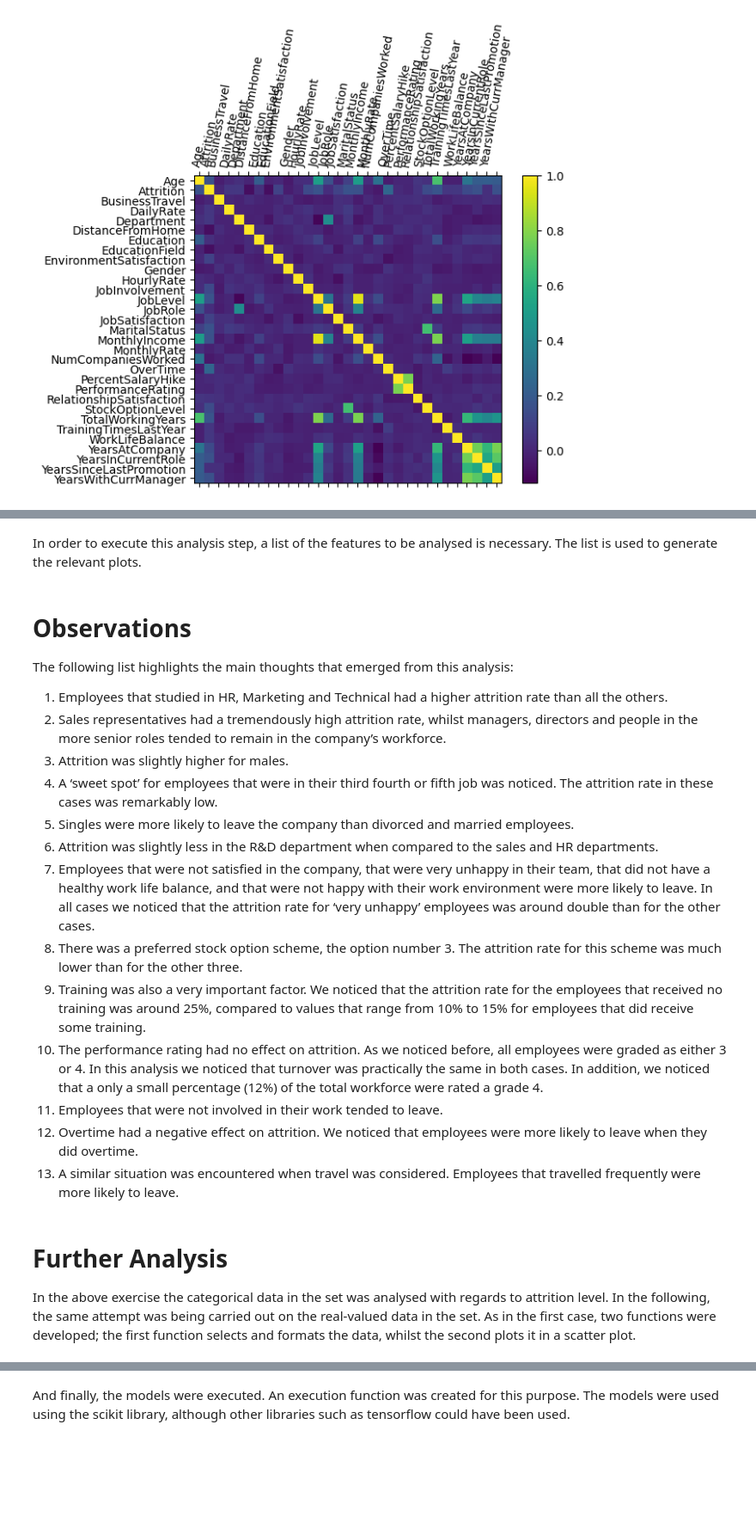
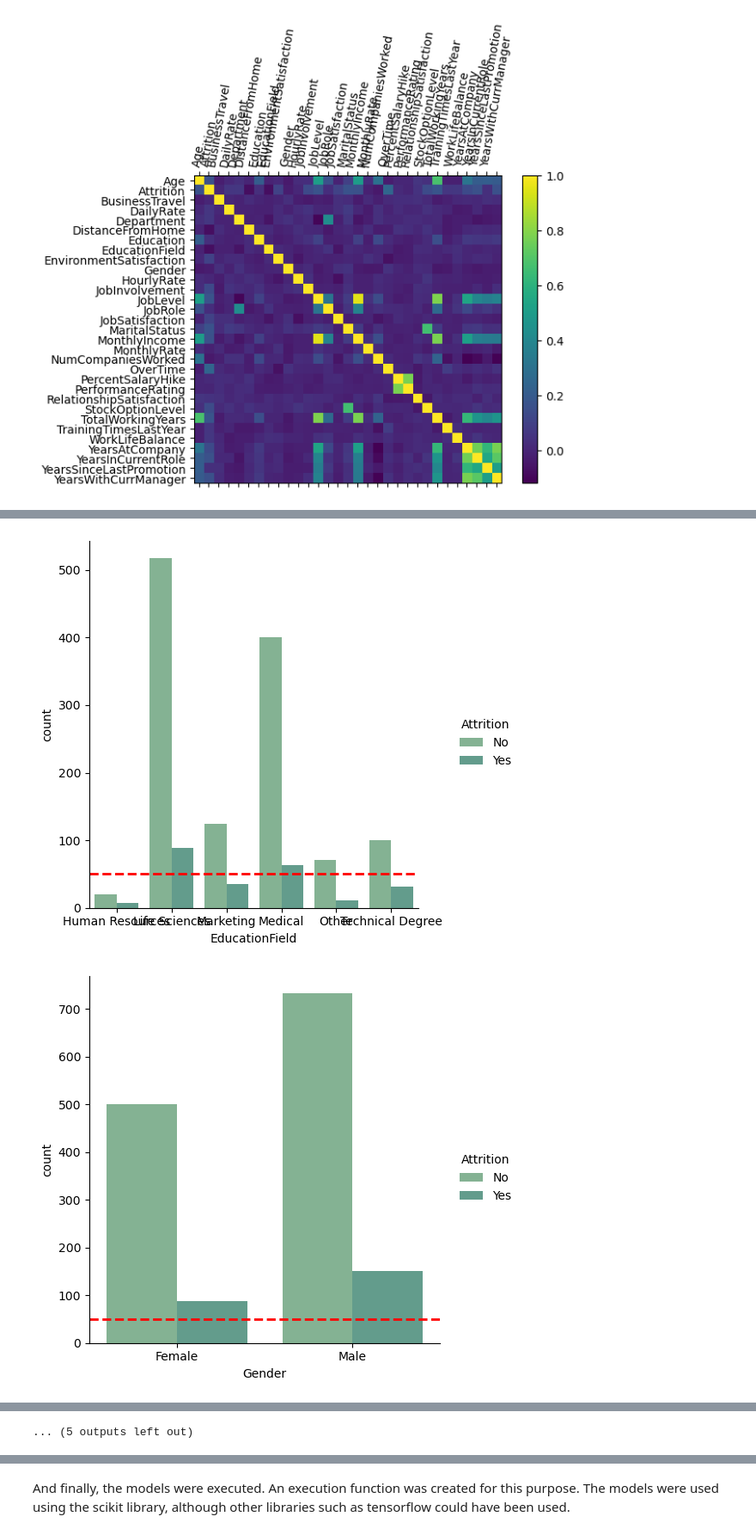
Before and after one commit to mnikolop/case2-IBM-HR, a Jupyter notebook: code/IBM-attrition.ipynb, the cells around one changed output, grey strips where cells are left out. Shown at 86% size. Cells and saved outputs as stored; diff of their text form; code cells hidden in the pictures; blank space fills up the shorter version.

Commit message:
fixing feature analysis

```diff
--- a/code/IBM-attrition.ipynb
+++ b/code/IBM-attrition.ipynb
@@ -322,7 +234,0 @@ def plot_attrition_curve(results, title, fig, position):
-# %%
-for feature in features_to_analyse:
-    fig = plt.figure()
-    results = analysis_attrition_feature(
-        header_massaged, data_massaged, feature, ISRESIGNED_T, 'Yes', 'No')
-    plot_attrition_curve(results, feature, fig, 111)
-    plt.show()
@@ -332,24 +234,0 @@ ValueError: Axis limits cannot be NaN or Inf
-# %% [markdown]
-In order to execute this analysis step, a list of the features to be analysed is necessary. The list is used to generate the relevant plots.
-# %% [markdown]
-# Observations
-
-The following list highlights the main thoughts that emerged from this analysis:
-1.	Employees that studied in HR, Marketing and Technical had a higher attrition rate than all the others.
-2.	Sales representatives had a tremendously high attrition rate, whilst managers, directors and people in the more senior roles tended to remain in the company’s workforce.
-3.	Attrition was slightly higher for males.
-4.	A ‘sweet spot’ for employees that were in their third fourth or fifth job was noticed. The attrition rate in these cases was remarkably low.
-5.	Singles were more likely to leave the company than divorced and married employees.
-6.	Attrition was slightly less in the R&D department when compared to the sales and HR departments.
-7.	Employees that were not satisfied in the company, that were very unhappy in their team, that did not have a healthy work life balance, and that were not happy with their work environment were more likely to leave. In all cases we noticed that the attrition rate for ‘very unhappy’ employees was around double than for the other cases.
-8.	There was a preferred stock option scheme, the option number 3. The attrition rate for this scheme was much lower than for the other three.
-9.	Training was also a very important factor. We noticed that the attrition rate for the employees that received no training was around 25%, compared to values that range from 10% to 15% for employees that did receive some training.
-10.	The performance rating had no effect on attrition. As we noticed before, all employees were graded as either 3 or 4. In this analysis we noticed that turnover was practically the same in both cases. In addition, we noticed that a only a small percentage (12%) of the total workforce were rated a grade 4.
-11.	Employees that were not involved in their work tended to leave.
-12.	Overtime had a negative effect on attrition. We noticed that employees were more likely to leave when they did overtime.
-13.	A similar situation was encountered when travel was considered. Employees that travelled frequently were more likely to leave.
-# %% [markdown]
-# Further Analysis
-
-In the above exercise the categorical data in the set was analysed with regards to attrition level.
-In the following, the same attempt was being carried out on the real-valued data in the set. As in the first case, two functions were developed; the first function selects and formats the data, whilst the second plots it in a scatter plot.
@@ -380,0 +235,26 @@ def analysis_comparison_features(header, data, x_feature_id, y_feature_id, z_fea
+# %%
+for feature in features_to_analyse:
+    # print(feature)
+    # fig = plt.figure()
+
+    # plt.gcf().subplots_adjust(bottom=0.4)
+
+    categories = data_df[feature].unique()
+    # print(categories)
+    temp = data_df.groupby([feature, 'Attrition']
+                           ).size().reset_index(name='count')
+    # print(temp)
+
+    ax = sns.catplot(data=temp, x=feature, y="count", hue="Attrition", kind='bar')
+    ax.map(plt.axhline, y=50, ls='--', color='r', linewidth=2)
+
+    # for p in ax.patches:
+    #     ax.text(p.get_x() + p.get_width()/2., p.get_height(), '%d' % int(p.get_height()),
+    #             fontsize=12, color='red', ha='center', va='bottom')
+    plt.show()
+
+# make percentage https://stackoverflow.com/questions/23377108/pandas-percentage-of-total-with-groupby/57359372#57359372
+# replace percentage in the map
+# %% [output]
+[figure, added]
+[figure, added]
@@ -381 +271,2 @@ def analysis_comparison_features(header, data, x_feature_id, y_feature_id, z_fea
+... (5 outputs left out)
 # %%
```
Also changed, not shown: parts of 31 cells of this notebook, 7 other files.
